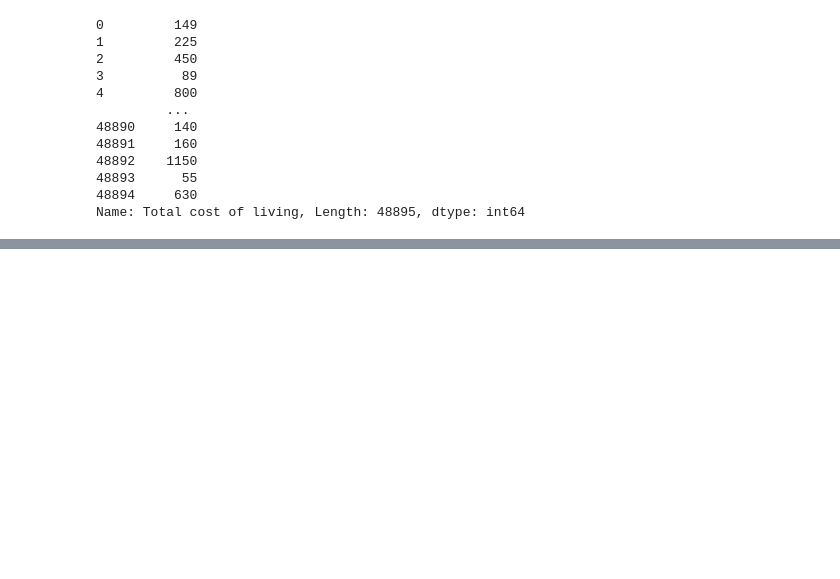
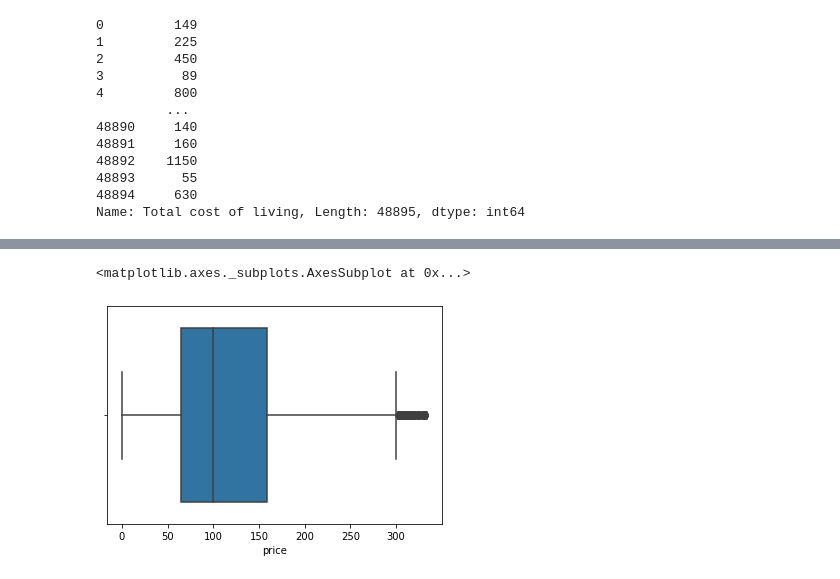
Before and after one commit to ArunPrasath1205/Analysis-using-Python, a Jupyter notebook: Airbnb_Bookings_Analysis_.ipynb, the cells around one changed output, grey strips where cells are left out. Saved outputs shown, nothing was run; the diff lists cells and outputs as text; code cells hidden in the pictures; blank space fills up the shorter version.

Commit message:
Outliers are Cleaned

```diff
--- a/Airbnb_Bookings_Analysis_.ipynb
+++ b/Airbnb_Bookings_Analysis_.ipynb
@@ -215,0 +275,16 @@ Name: Total cost of living, Length: 48895, dtype: int64
+# %%
+# Outliers deletion
+# IQR = Inter Quartile Range
+# a = lower Quartile
+# b = upper Quartile
+
+Q1 = np.percentile(df["price"],25)
+Q3 = np.percentile(df["price"],75)
+
+IQR = Q3-Q1
+
+a = Q1 - (1.5 * IQR)
+
+b = Q3 + (1.5 * IQR)
+
+df = df[ (df.price < b) & (df.price > a)]
@@ -215,0 +295,5 @@ Name: Total cost of living, Length: 48895, dtype: int64
+# %%
+sns.boxplot(df["price"])
+# %% [output]
+<matplotlib.axes._subplots.AxesSubplot at 0x...>
+[figure, added]
```
Also changed, not shown: parts of 15 cells of this notebook.
